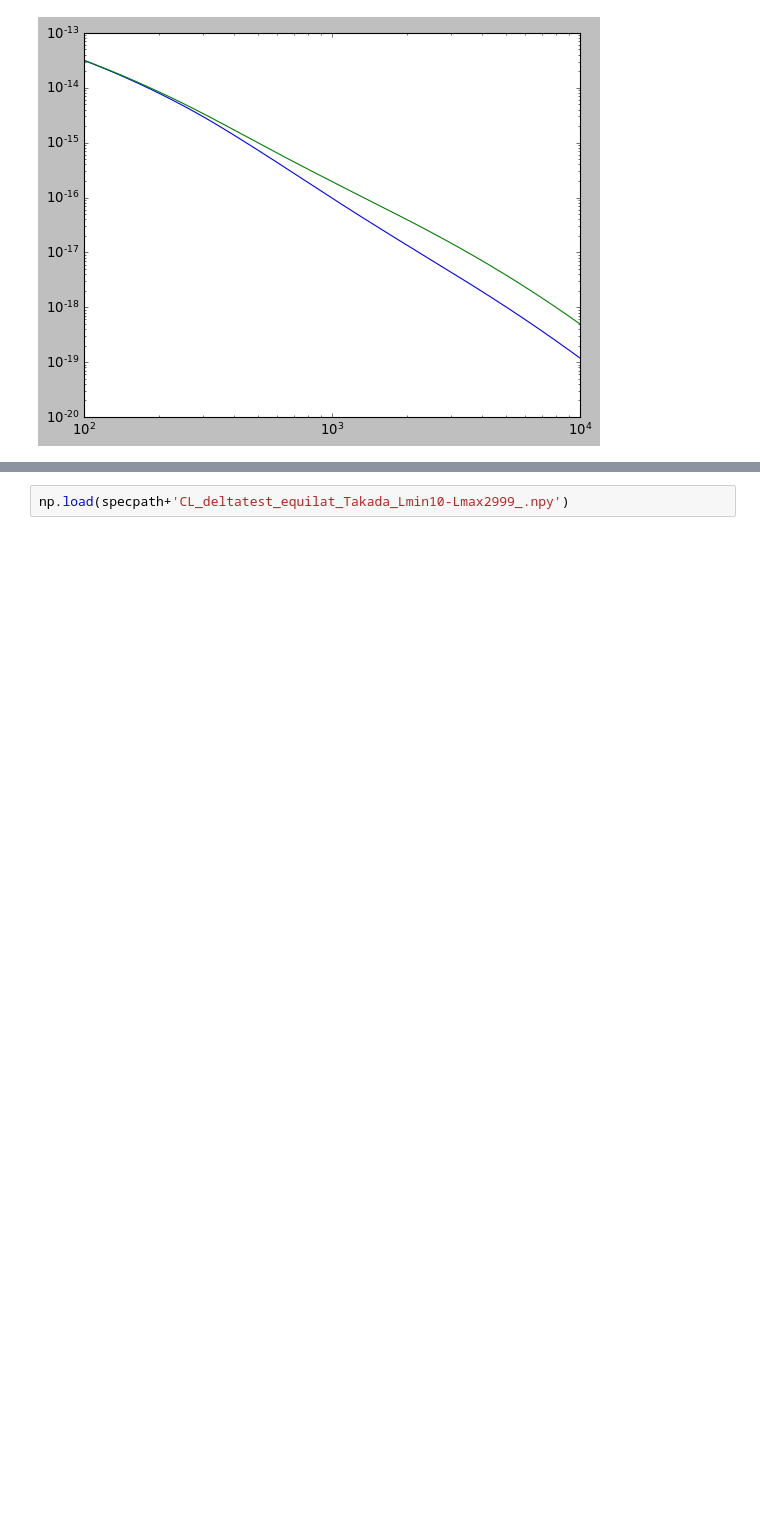
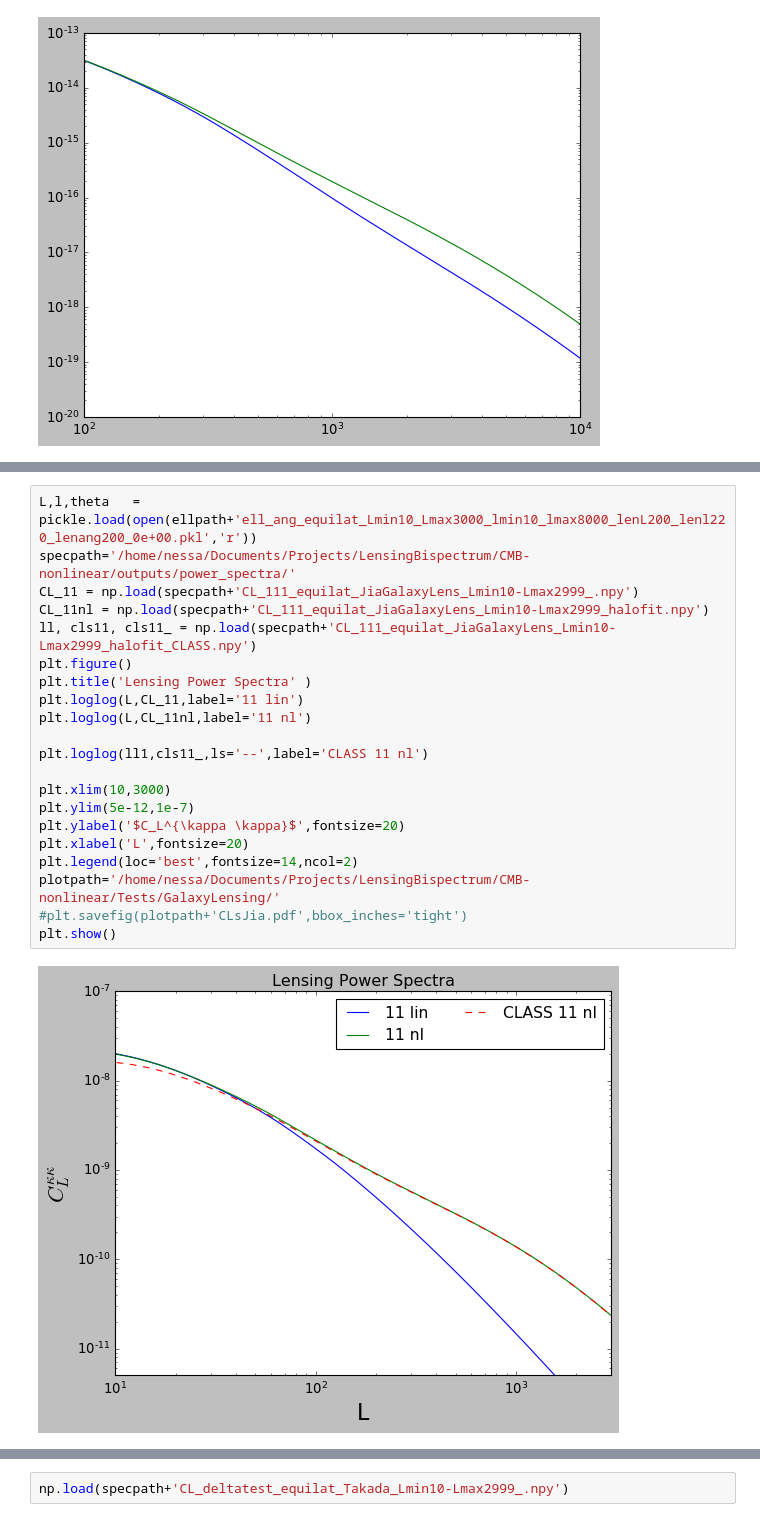
Before and after one commit to VMBoehm/BispectrumBias, a Jupyter notebook: TestBispectra.ipynb, the cells around one changed output, grey strips where cells are left out. Drawn from its saved outputs; the diff is of its cells as text; blank space fills up the shorter version.

```diff
--- a/TestBispectra.ipynb
+++ b/TestBispectra.ipynb
@@ -104,3 +111,26 @@ plt.show()
+# %%
+L,l,theta   = pickle.load(open(ellpath+'ell_ang_equilat_Lmin10_Lmax3000_lmin10_lmax8000_lenL200_lenl220_lenang200_0e+00.pkl','r'))
+specpath='/home/nessa/Documents/Projects/LensingBispectrum/CMB-nonlinear/outputs/power_spectra/'
+CL_11 = np.load(specpath+'CL_111_equilat_JiaGalaxyLens_Lmin10-Lmax2999_.npy')
+CL_11nl = np.load(specpath+'CL_111_equilat_JiaGalaxyLens_Lmin10-Lmax2999_halofit.npy')
+ll, cls11, cls11_ = np.load(specpath+'CL_111_equilat_JiaGalaxyLens_Lmin10-Lmax2999_halofit_CLASS.npy')
+plt.figure()
+plt.title('Lensing Power Spectra' )
+plt.loglog(L,CL_11,label='11 lin')
+plt.loglog(L,CL_11nl,label='11 nl')
+
+plt.loglog(ll1,cls11_,ls='--',label='CLASS 11 nl')
+
+plt.xlim(10,3000)
+plt.ylim(5e-12,1e-7)
+plt.ylabel('$C_L^{\kappa \kappa}$',fontsize=20)
+plt.xlabel('L',fontsize=20)
+plt.legend(loc='best',fontsize=14,ncol=2)
+plotpath='/home/nessa/Documents/Projects/LensingBispectrum/CMB-nonlinear/Tests/GalaxyLensing/'
+#plt.savefig(plotpath+'CLsJia.pdf',bbox_inches='tight')
+plt.show()
+# %% [output]
+[figure, added]
 # %%
 L,l,theta   = pickle.load(open(ellpath+'ell_ang_equilat_Lmin10_Lmax3000_lmin10_lmax8000_lenL200_lenl220_lenang200_0e+00.pkl','r'))
 specpath='/home/nessa/Documents/Projects/LensingBispectrum/CMB-nonlinear/outputs/power_spectra/'
```
Also changed, not shown: parts of 5 cells of this notebook, 3 other files.
